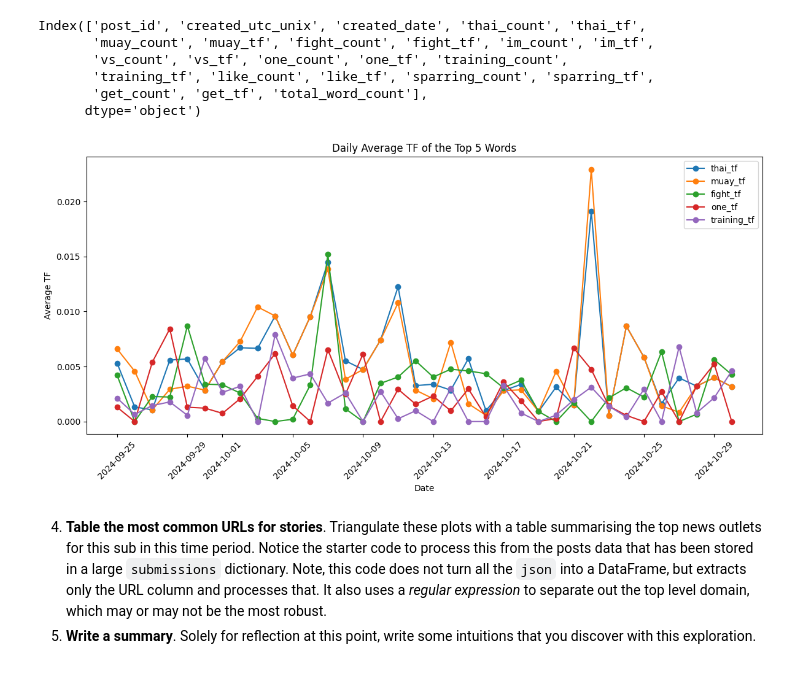
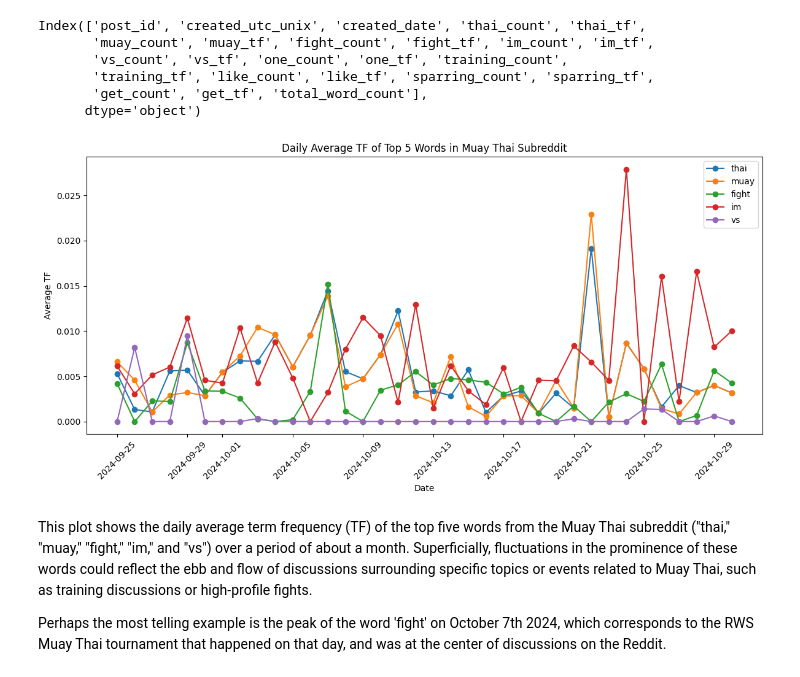
Before and after one commit to MatteoLarrode/oii-fsds-textanalysis, a Jupyter notebook: MartialArtsRedditAnalysis.ipynb, the cells around one changed output. Saved outputs shown, nothing was run; the diff lists cells and outputs as text; code cells hidden in the pictures.

```diff
--- a/MartialArtsRedditAnalysis.ipynb
+++ b/MartialArtsRedditAnalysis.ipynb
@@ -142,34 +146,3 @@ Index(['post_id', 'created_utc_unix', 'created_date', 'thai_count', 'thai_tf',
        'training_tf', 'like_count', 'like_tf', 'sparring_count', 'sparring_tf',
        'get_count', 'get_tf', 'total_word_count'],
       dtype='object')
-# %%
-def plot_top_words_freq():
-    # Convert 'created_date' to datetime
-    word_freq_muaythai_df['created_date'] = pd.to_datetime(word_freq_muaythai_df['created_date'])
-
-# Extract date for daily aggregation
-    word_freq_muaythai_df['date'] = word_freq_muaythai_df['created_date'].dt.date
-
-# Calculate the daily average TF for the first five words
-    tf_columns = ['thai_tf', 'muay_tf', 'fight_tf', 'one_tf', 'training_tf']
-    daily_average_tf = word_freq_muaythai_df.groupby('date')[tf_columns].mean().reset_index()
-
-# Plotting
-    plt.figure(figsize=(12, 6))
-    for word in tf_columns:
-        plt.plot(daily_average_tf['date'], daily_average_tf[word], marker='o', label=word)
-
-    plt.title('Daily Average TF of the Top 5 Words')
-    plt.xlabel('Date')
-    plt.ylabel('Average TF')
-    plt.xticks(rotation=45)
-    plt.legend()
-    plt.tight_layout()
-    plt.show()
-
-plot_top_words_freq()
-# %% [output]
-[figure, removed]
-# %% [markdown]
-4. **Table the most common URLs for stories**. Triangulate these plots with a table summarising the top news outlets for this sub in this time period. Notice the starter code to process this from the posts data that has been stored in a large `submissions` dictionary. Note, this code does not turn all the `json` into a DataFrame, but extracts only the URL column and processes that. It also uses a _regular expression_ to separate out the top level domain, which may or may not be the most robust.
-5. **Write a summary**. Solely for reflection at this point, write some intuitions that you discover with this exploration.
@@ -184,0 +149,11 @@ url_df['domain'].value_counts().head(10)
+# %%
+# Get top 5 terms instead of 10 for better clarity
+top5_terms = results['MuayThai']['top_terms']['term'].head(5).tolist()
+
+plot_top_words_freq(word_freq_muaythai_df, top5_terms, title='Daily Average TF of Top 5 Words in Muay Thai Subreddit')
+# %% [output]
+[figure, added]
+# %% [markdown]
+This plot shows the daily average term frequency (TF) of the top five words from the Muay Thai subreddit ("thai," "muay," "fight," "im," and "vs") over a period of about a month. Superficially, fluctuations in the prominence of these words could reflect the ebb and flow of discussions surrounding specific topics or events related to Muay Thai, such as training discussions or high-profile fights.
+
+Perhaps the most telling example is the peak of the word 'fight' on October 7th 2024, which corresponds to the RWS Muay Thai tournament that happened on that day, and was at the center of discussions on the Reddit.
```
Also changed, not shown: parts of 2 cells of this notebook, 1 other file.
